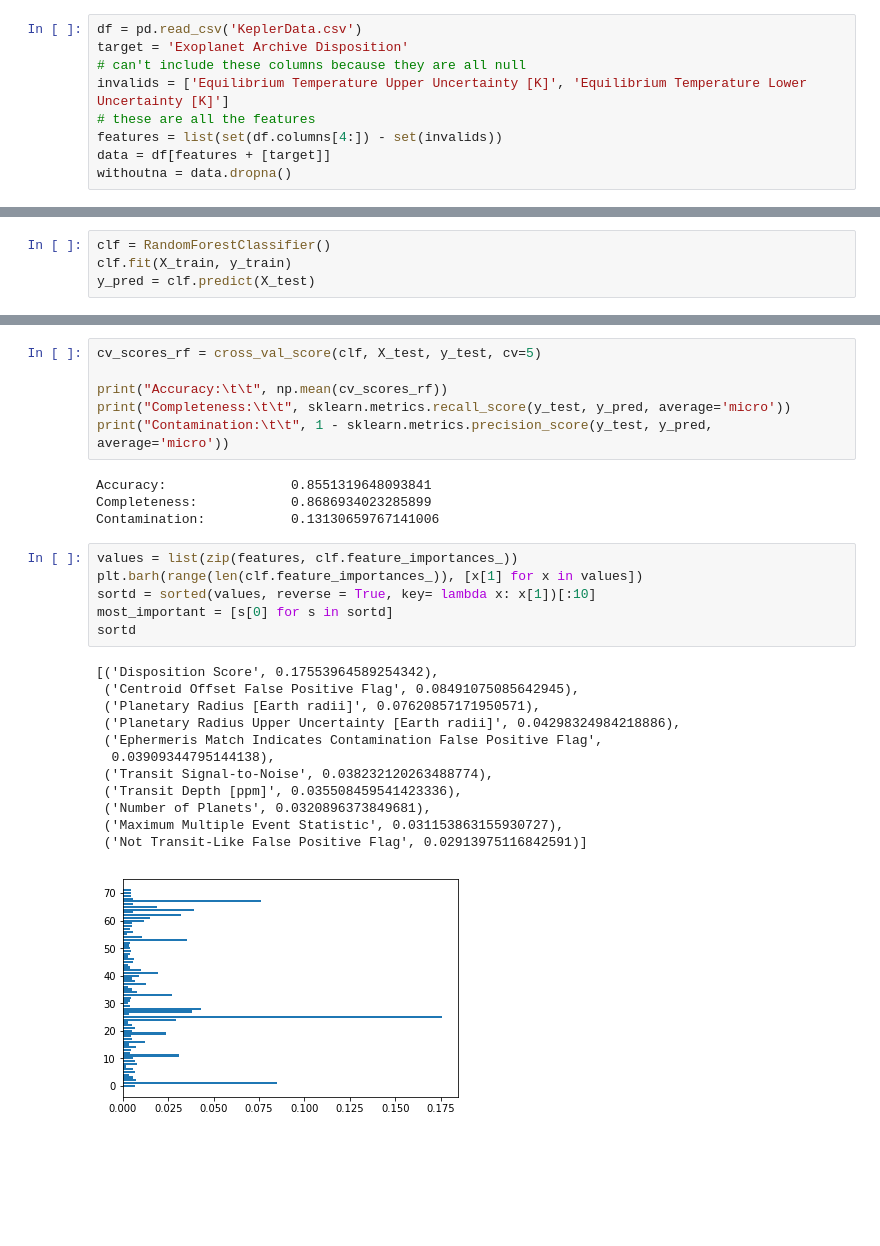
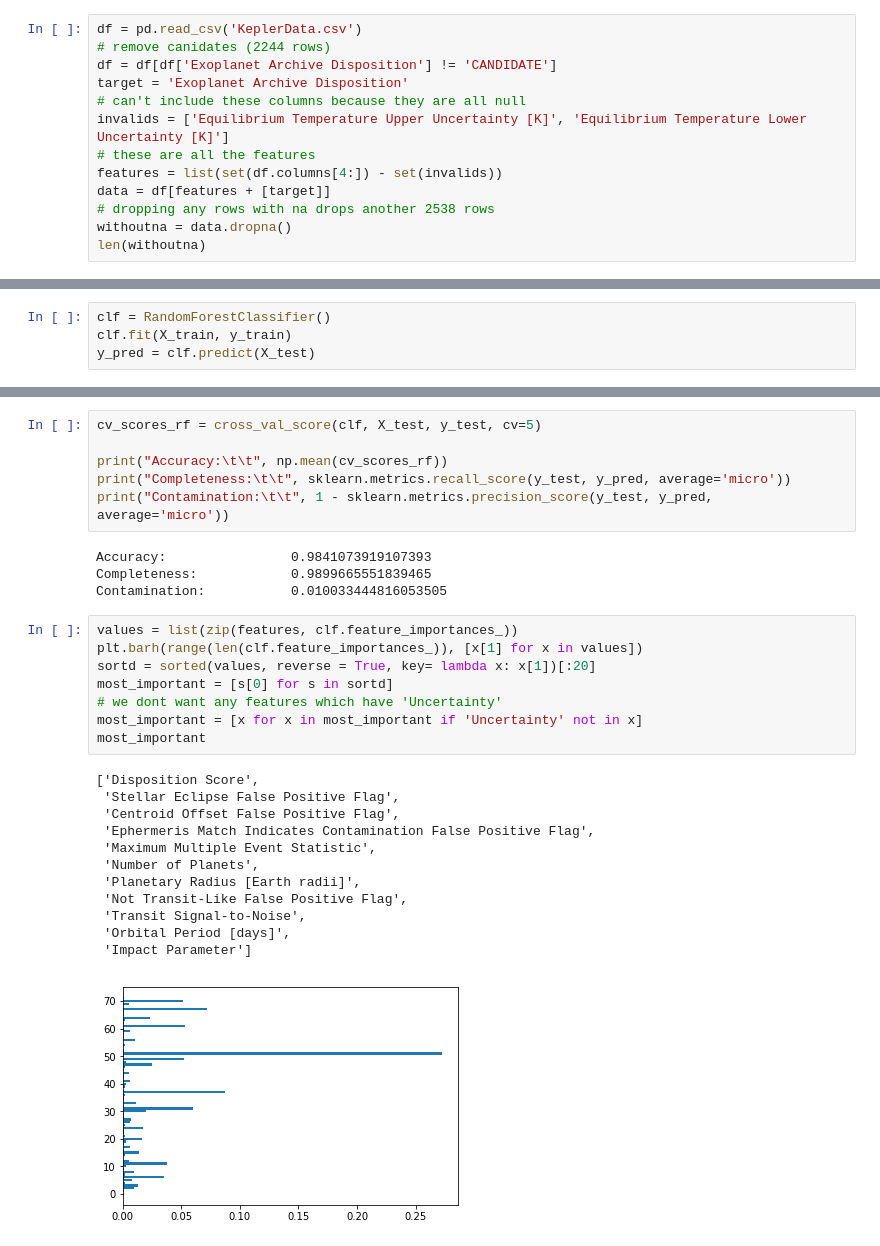
Before and after one commit to josiahcoad/LaSerenaDataScience, a Jupyter notebook: Expermental.ipynb, the cells around one changed output, grey strips where cells are left out. Saved outputs shown, nothing was run; the diff lists cells and outputs as text; blank space fills up the shorter version.

```diff
--- a/Expermental.ipynb
+++ b/Expermental.ipynb
@@ -36,10 +36,14 @@ from IPython.display import Image
 import pydotplus
 # %%
 df = pd.read_csv('KeplerData.csv')
+# remove canidates (2244 rows)
+df = df[df['Exoplanet Archive Disposition'] != 'CANDIDATE']
 target = 'Exoplanet Archive Disposition'
 # can't include these columns because they are all null
 invalids = ['Equilibrium Temperature Upper Uncertainty [K]', 'Equilibrium Temperature Lower Uncertainty [K]']
 # these are all the features
 features = list(set(df.columns[4:]) - set(invalids))
 data = df[features + [target]]
+# dropping any rows with na drops another 2538 rows
 withoutna = data.dropna()
+len(withoutna)
@@ -66,28 +72,30 @@ print("Accuracy:\t\t", np.mean(cv_scores_rf))
 print("Completeness:\t\t", sklearn.metrics.recall_score(y_test, y_pred, average='micro'))
 print("Contamination:\t\t", 1 - sklearn.metrics.precision_score(y_test, y_pred, average='micro'))
 # %% [output]
-Accuracy:                0.8551319648093841
-Completeness:            0.8686934023285899
-Contamination:           0.13130659767141006
+Accuracy:                0.9841073919107393
+Completeness:            0.9899665551839465
+Contamination:           0.010033444816053505
 # %%
 values = list(zip(features, clf.feature_importances_))
 plt.barh(range(len(clf.feature_importances_)), [x[1] for x in values])
-sortd = sorted(values, reverse = True, key= lambda x: x[1])[:10]
+sortd = sorted(values, reverse = True, key= lambda x: x[1])[:20]
 most_important = [s[0] for s in sortd]
-sortd
+# we dont want any features which have 'Uncertainty'
+most_important = [x for x in most_important if 'Uncertainty' not in x]
+most_important
 # %% [output]
-[('Disposition Score', 0.17553964589254342),
- ('Centroid Offset False Positive Flag', 0.08491075085642945),
- ('Planetary Radius [Earth radii]', 0.07620857171950571),
- ('Planetary Radius Upper Uncertainty [Earth radii]', 0.04298324984218886),
- ('Ephermeris Match Indicates Contamination False Positive Flag',
-  0.03909344795144138),
- ('Transit Signal-to-Noise', 0.038232120263488774),
- ('Transit Depth [ppm]', 0.035508459541423336),
- ('Number of Planets', 0.0320896373849681),
- ('Maximum Multiple Event Statistic', 0.031153863155930727),
- ('Not Transit-Like False Positive Flag', 0.02913975116842591)]
+['Disposition Score',
+ 'Stellar Eclipse False Positive Flag',
+ 'Centroid Offset False Positive Flag',
+ 'Ephermeris Match Indicates Contamination False Positive Flag',
+ 'Maximum Multiple Event Statistic',
+ 'Number of Planets',
+ 'Planetary Radius [Earth radii]',
+ 'Not Transit-Like False Positive Flag',
+ 'Transit Signal-to-Noise',
+ 'Orbital Period [days]',
+ 'Impact Parameter']
-[figure, old version]
+[figure, new version]
 # %%
 # here we look at the most important feature
 fig, axs = plt.subplots(ncols=1)
```
Also changed, not shown: parts of 6 cells of this notebook, 1 other file.
